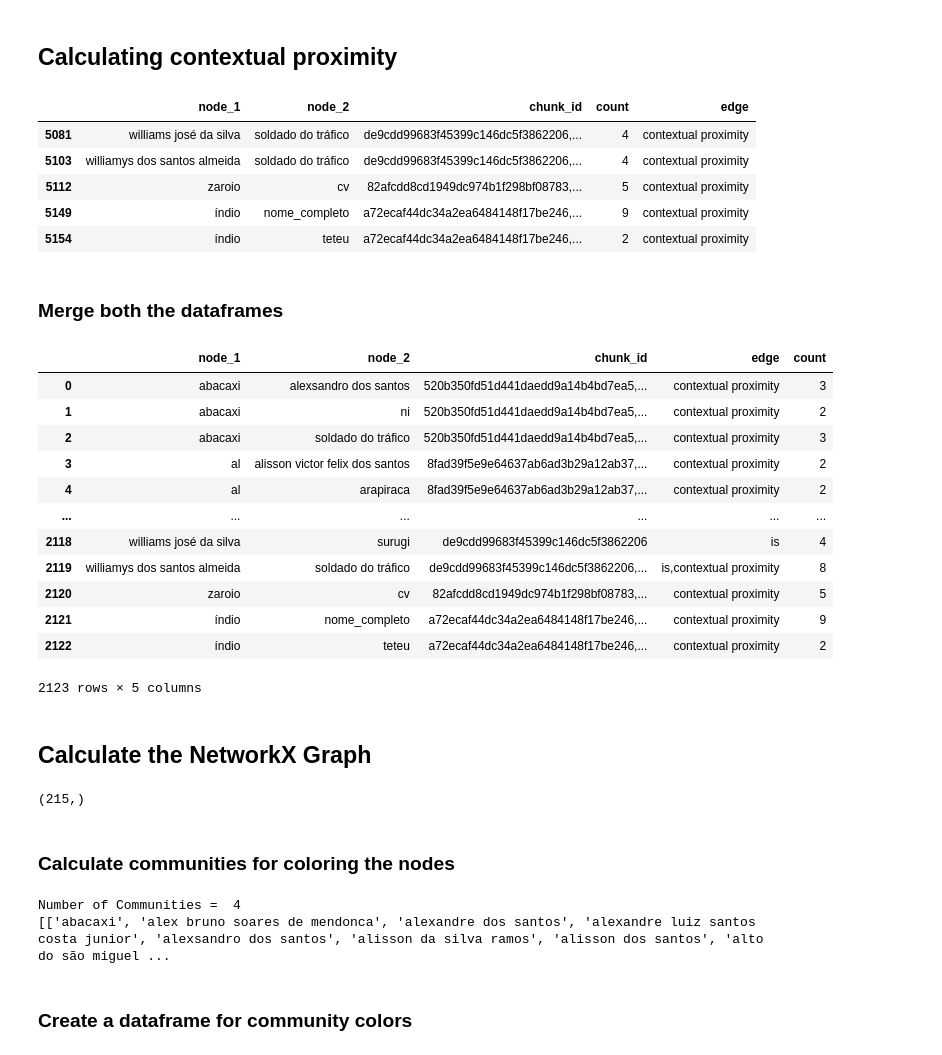
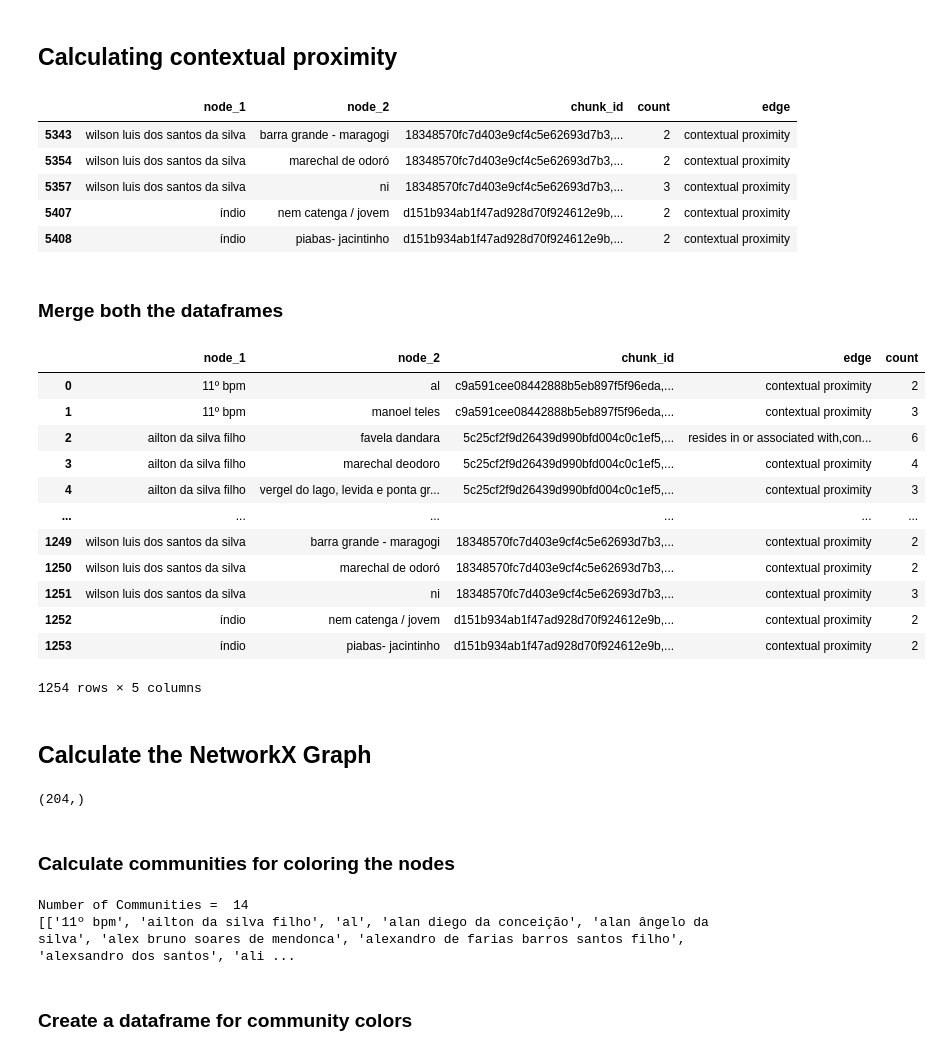
Before and after one commit to carlosrobertodevops/ai-rahulnyk-knowledge_graph, a Jupyter notebook: extract_graph.ipynb, the cells around one changed output. Drawn from its saved outputs; the diff is of its cells as text; code cells hidden in the pictures.

```diff
--- a/extract_graph.ipynb
+++ b/extract_graph.ipynb
@@ -90,7 +90,7 @@ If regenerate is set to True then the dataframes are regenerated and Both the da
 Else the dataframes are read from the output directory
 # %%
 ## To regenerate the graph with LLM, set this to True
-regenerate = False
+regenerate = True
 
 if regenerate:
     concepts_list = df2Graph(df, model="zephyr:latest")
@@ -139,23 +139,21 @@ dfg1.head()
 # %%
 def contextual_proximity(df: pd.DataFrame) -> pd.DataFrame:
     ## Melt the dataframe into a list of nodes
-    dfg_long = pd.melt(df,
-                       id_vars=["chunk_id"],
-                       value_vars=["node_1", "node_2"],
-                       value_name="node")
+    dfg_long = pd.melt(
+        df, id_vars=["chunk_id"], value_vars=["node_1", "node_2"], value_name="node"
+    )
     dfg_long.drop(columns=["variable"], inplace=True)
     # Self join with chunk id as the key will create a link between terms occuring in the same text chunk.
-    dfg_wide = pd.merge(dfg_long,
-                        dfg_long,
-                        on="chunk_id",
-                        suffixes=("_1", "_2"))
+    dfg_wide = pd.merge(dfg_long, dfg_long, on="chunk_id", suffixes=("_1", "_2"))
     # drop self loops
     self_loops_drop = dfg_wide[dfg_wide["node_1"] == dfg_wide["node_2"]].index
     dfg2 = dfg_wide.drop(index=self_loops_drop).reset_index(drop=True)
     ## Group and count edges.
-    dfg2 = (dfg2.groupby(["node_1", "node_2"]).agg({
-        "chunk_id": [",".join, "count"]
-    }).reset_index())
+    dfg2 = (
+        dfg2.groupby(["node_1", "node_2"])
+        .agg({"chunk_id": [",".join, "count"]})
+        .reset_index()
+    )
     dfg2.columns = ["node_1", "node_2", "chunk_id", "count"]
     dfg2.replace("", np.nan, inplace=True)
     dfg2.dropna(subset=["node_1", "node_2"], inplace=True)
@@ -169,42 +167,42 @@ dfg2 = contextual_proximity(dfg1)
 dfg2.tail()
 # %% [output]
 |  | node_1 | node_2 | chunk_id | count | edge |
-| 5081 | williams josé da silva | soldado do tráfico | de9cdd99683f45399c146dc5f3862206,... | 4 | contextual proximity |
-| 5103 | williamys dos santos almeida | soldado do tráfico | de9cdd99683f45399c146dc5f3862206,... | 4 | contextual proximity |
-| 5112 | zaroio | cv | 82afcdd8cd1949dc974b1f298bf08783,... | 5 | contextual proximity |
-| 5149 | índio | nome_completo | a72ecaf44dc34a2ea6484148f17be246,... | 9 | contextual proximity |
-| 5154 | índio | teteu | a72ecaf44dc34a2ea6484148f17be246,... | 2 | contextual proximity |
+| 5343 | wilson luis dos santos da silva | barra grande - maragogi | 18348570fc7d403e9cf4c5e62693d7b3,... | 2 | contextual proximity |
+| 5354 | wilson luis dos santos da silva | marechal de odoró | 18348570fc7d403e9cf4c5e62693d7b3,... | 2 | contextual proximity |
+| 5357 | wilson luis dos santos da silva | ni | 18348570fc7d403e9cf4c5e62693d7b3,... | 3 | contextual proximity |
+| 5407 | índio | nem catenga / jovem | d151b934ab1f47ad928d70f924612e9b,... | 2 | contextual proximity |
+| 5408 | índio | piabas- jacintinho | d151b934ab1f47ad928d70f924612e9b,... | 2 | contextual proximity |
 # %% [markdown]
 ### Merge both the dataframes
 # %%
 dfg = pd.concat([dfg1, dfg2], axis=0)
-dfg = (
-    dfg.groupby(["node_1", "node_2"])
-    .agg({"chunk_id": ",".join, "edge": ",".join, "count": "sum"})
-    .reset_index()
-)
+dfg = (dfg.groupby(["node_1", "node_2"]).agg({
+    "chunk_id": ",".join,
+    "edge": ",".join,
+    "count": "sum"
+}).reset_index())
 dfg
 # %% [output]
 |  | node_1 | node_2 | chunk_id | edge | count |
-| 0 | abacaxi | alexsandro dos santos | 520b350fd51d441daedd9a14b4bd7ea5,... | contextual proximity | 3 |
-| 1 | abacaxi | ni | 520b350fd51d441daedd9a14b4bd7ea5,... | contextual proximity | 2 |
-| 2 | abacaxi | soldado do tráfico | 520b350fd51d441daedd9a14b4bd7ea5,... | contextual proximity | 3 |
-| 3 | al | alisson victor felix dos santos | 8fad39f5e9e64637ab6ad3b29a12ab37,... | contextual proximity | 2 |
-| 4 | al | arapiraca | 8fad39f5e9e64637ab6ad3b29a12ab37,... | contextual proximity | 2 |
+| 0 | 11º bpm | al | c9a591cee08442888b5eb897f5f96eda,... | contextual proximity | 2 |
+| 1 | 11º bpm | manoel teles | c9a591cee08442888b5eb897f5f96eda,... | contextual proximity | 3 |
+| 2 | ailton da silva filho | favela dandara | 5c25cf2f9d26439d990bfd004c0c1ef5,... | resides in or associated with,con... | 6 |
+| 3 | ailton da silva filho | marechal deodoro | 5c25cf2f9d26439d990bfd004c0c1ef5,... | contextual proximity | 4 |
+| 4 | ailton da silva filho | vergel do lago, levida e ponta gr... | 5c25cf2f9d26439d990bfd004c0c1ef5,... | contextual proximity | 3 |
 | ... | ... | ... | ... | ... | ... |
-| 2118 | williams josé da silva | surugi | de9cdd99683f45399c146dc5f3862206 | is | 4 |
-| 2119 | williamys dos santos almeida | soldado do tráfico | de9cdd99683f45399c146dc5f3862206,... | is,contextual proximity | 8 |
-| 2120 | zaroio | cv | 82afcdd8cd1949dc974b1f298bf08783,... | contextual proximity | 5 |
-| 2121 | índio | nome_completo | a72ecaf44dc34a2ea6484148f17be246,... | contextual proximity | 9 |
-| 2122 | índio | teteu | a72ecaf44dc34a2ea6484148f17be246,... | contextual proximity | 2 |
+| 1249 | wilson luis dos santos da silva | barra grande - maragogi | 18348570fc7d403e9cf4c5e62693d7b3,... | contextual proximity | 2 |
+| 1250 | wilson luis dos santos da silva | marechal de odoró | 18348570fc7d403e9cf4c5e62693d7b3,... | contextual proximity | 2 |
+| 1251 | wilson luis dos santos da silva | ni | 18348570fc7d403e9cf4c5e62693d7b3,... | contextual proximity | 3 |
+| 1252 | índio | nem catenga / jovem | d151b934ab1f47ad928d70f924612e9b,... | contextual proximity | 2 |
+| 1253 | índio | piabas- jacintinho | d151b934ab1f47ad928d70f924612e9b,... | contextual proximity | 2 |
-2123 rows × 5 columns
+1254 rows × 5 columns
 # %% [markdown]
 ## Calculate the NetworkX Graph
 # %%
 nodes = pd.concat([dfg["node_1"], dfg["node_2"]], axis=0).unique()
 nodes.shape
 # %% [output]
-(215,)
+(204,)
 # %%
 import networkx as nx
 
@@ -232,8 +230,8 @@ communities = sorted(map(sorted, next_level_communities))
 print("Number of Communities = ", len(communities))
 print(communities)
 # %% [output]
-Number of Communities =  4
-[['abacaxi', 'alex bruno soares de mendonca', 'alexandre dos santos', 'alexandre luiz santos costa junior', 'alexsandro dos santos', 'alisson da silva ramos', 'alisson dos santos', 'alto do são miguel ...
+Number of Communities =  14
+[['11º bpm', 'ailton da silva filho', 'al', 'alan diego da conceição', 'alan ângelo da silva', 'alex bruno soares de mendonca', 'alexandro de farias barros santos filho', 'alexsandro dos santos', 'ali ...
 # %% [markdown]
 ### Create a dataframe for community colors
 # %%
```
Also changed, not shown: parts of 4 cells of this notebook, 7 other files.
